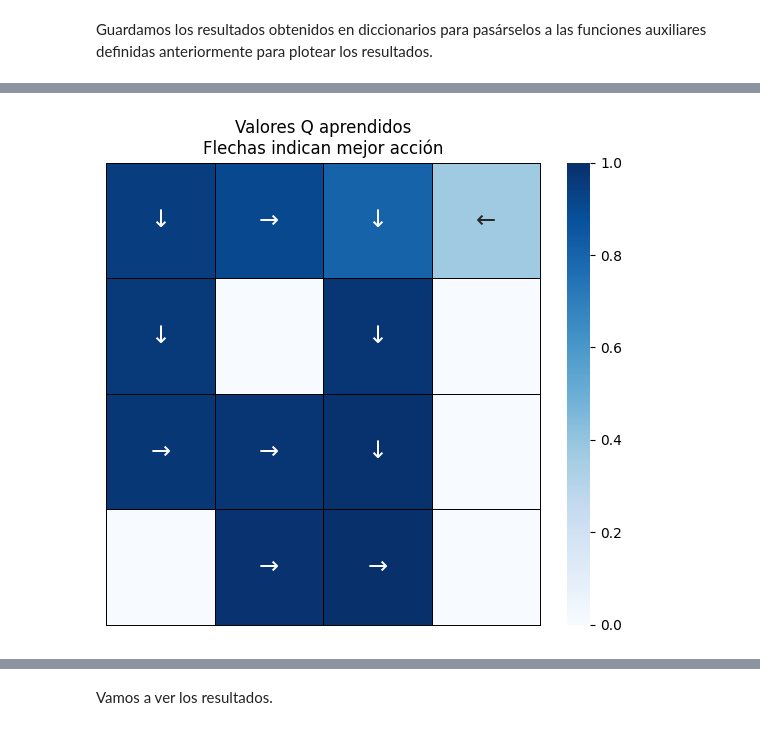
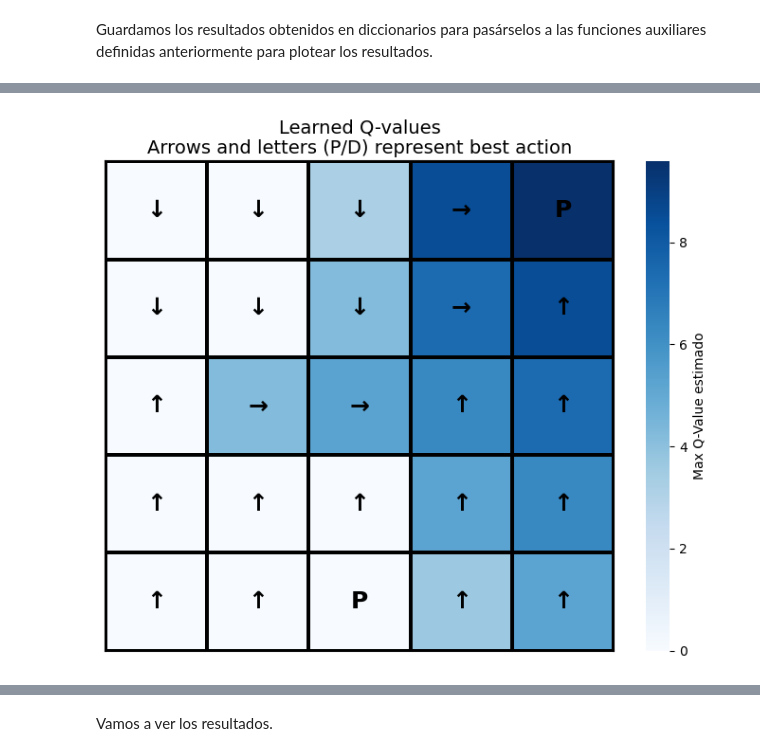
Before and after one commit to angelms2003/FernandezMartinezPolo-EML-RL, a Jupyter notebook: Entornos_Complejos/MonteCarlo_OffPolicy.ipynb, the cells around one changed output, grey strips where cells are left out. Drawn from its saved outputs; the diff is of its cells as text; code cells hidden in the pictures.

Commit message:
Update Monte Carlo

```diff
--- a/Entornos_Complejos/MonteCarlo_OffPolicy.ipynb
+++ b/Entornos_Complejos/MonteCarlo_OffPolicy.ipynb
@@ -511,5 +510,2 @@ A continuación, creamos el entorno "Frozen Lake" de Gymnasium con el que trabaj
 # %%
-def creacion_entorno(env_name, map="4x4", render = "ansi", slippery=False, max_episode_steps=100):
-  env = gym.make(env_name, is_slippery=slippery, map_name=map, render_mode=render, max_episode_steps=max_episode_steps)
-  env.reset(seed=SEED) # Establece la semilla en el entorno de Gymnasium
-  return env
+env = gym.make("Taxi-v3", render_mode="rgb_array")
@@ -542,10 +536,10 @@ Este diseño permite estudiar:
 - El efecto del decaimiento en la convergencia de la política objetivo.
 - La posible interacción entre exploración intensa inicial y transición progresiva hacia explotación.
 # %%
-agent_03_decay = MonteCarloOffPolicyAgent(env4x4, epsilon=0.3, use_decay=True, gamma=0.99)
-agent_03_nodecay = MonteCarloOffPolicyAgent(env4x4, epsilon=0.3, use_decay=False, gamma=0.99)
-agent_07_decay = MonteCarloOffPolicyAgent(env4x4, epsilon=0.7, use_decay=True, gamma=0.99)
-agent_07_nodecay = MonteCarloOffPolicyAgent(env4x4, epsilon=0.7, use_decay=False, gamma=0.99)
-agent_1_decay = MonteCarloOffPolicyAgent(env4x4, epsilon=1.0, use_decay=True, gamma=0.99)
-agent_1_nodecay = MonteCarloOffPolicyAgent(env4x4, epsilon=1.0, use_decay=False, gamma=0.99)
+agent_03_decay = MonteCarloOffPolicyAgent(env, epsilon=0.3, use_decay=True, gamma=0.99)
+agent_03_nodecay = MonteCarloOffPolicyAgent(env, epsilon=0.3, use_decay=False, gamma=0.99)
+agent_07_decay = MonteCarloOffPolicyAgent(env, epsilon=0.7, use_decay=True, gamma=0.99)
+agent_07_nodecay = MonteCarloOffPolicyAgent(env, epsilon=0.7, use_decay=False, gamma=0.99)
+agent_1_decay = MonteCarloOffPolicyAgent(env, epsilon=1.0, use_decay=True, gamma=0.99)
+agent_1_nodecay = MonteCarloOffPolicyAgent(env, epsilon=1.0, use_decay=False, gamma=0.99)
 # %%
@@ -650,6 +662,6 @@ Ahora vamos a visualizar la política aprendida, usando las funciones auxiliares
 # %%
-env4x4.reset(seed=SEED)
-visualize_q_policy(agent_03_decay.get_q_values(), 4)
+env.reset(seed=SEED)
+plot_taxi_q_values_map(agent_03_decay.get_q_values(), env)
 # %% [output]
-[figure, old version]
+[figure, new version]
 # %%
```
Also changed, not shown: parts of 55 cells of this notebook, 4 other files.
